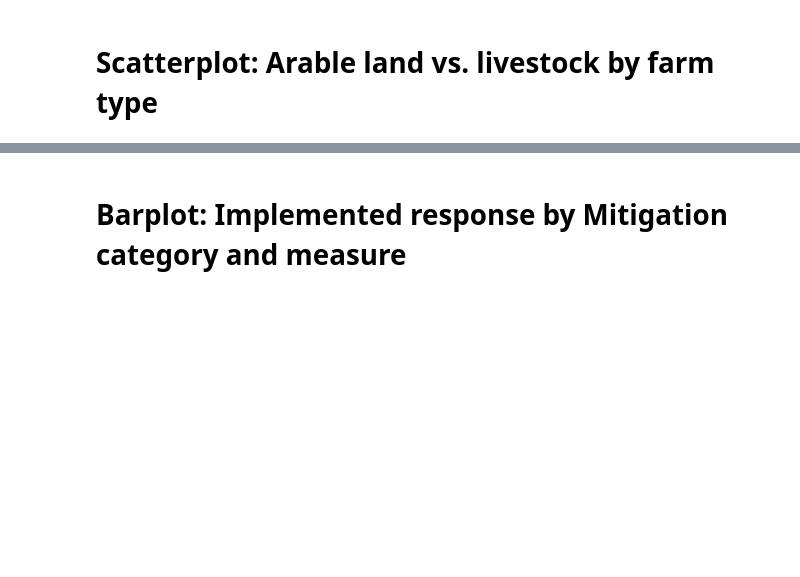
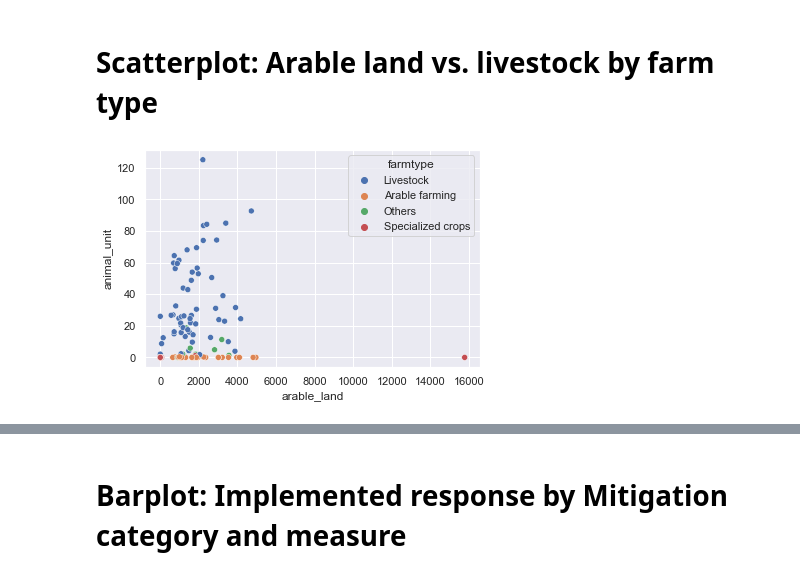
Before and after one commit to brooke-l-hawkins/Capstone-Climate-Mitigation, a Jupyter notebook: reports/01-dataset-visualizations.ipynb, the cells around one changed output, grey strips where cells are left out. Cells and saved outputs as stored; diff of their text form; code cells hidden in the pictures; blank space fills up the shorter version.

Commit message:
rough cut of farm data vis

```diff
--- a/reports/01-dataset-visualizations.ipynb
+++ b/reports/01-dataset-visualizations.ipynb
@@ -3,13 +3,19 @@ import pandas as pd
 import matplotlib.pyplot as plt
 import seaborn as sns
 import altair as alt
-from altair_saver import save
 import watermark
+
+sns.set_theme()
 # %% [markdown]
 # Scatterplot: Arable land vs. livestock by farm type
 # %%
 # load raw data
-df = pd.read_csv('../../data/raw/rawdata_new.csv')
+df = pd.read_csv('../data/raw/rawdata_new.csv')
+# %%
+sns.scatterplot(data=df, x='arable_land', y='animal_unit', hue='farmtype')
+plt.savefig('../figures/plot_land_vs_livestock.png', dpi=300)
+# %% [output]
+[figure, added]
 # %%
 chart_land_vs_livestock = alt.Chart(df).mark_circle().encode(
     x=alt.X('arable_land', axis=alt.Axis(title='Arable land (hectares)')),
```
Also changed, not shown: parts of 3 cells of this notebook.
